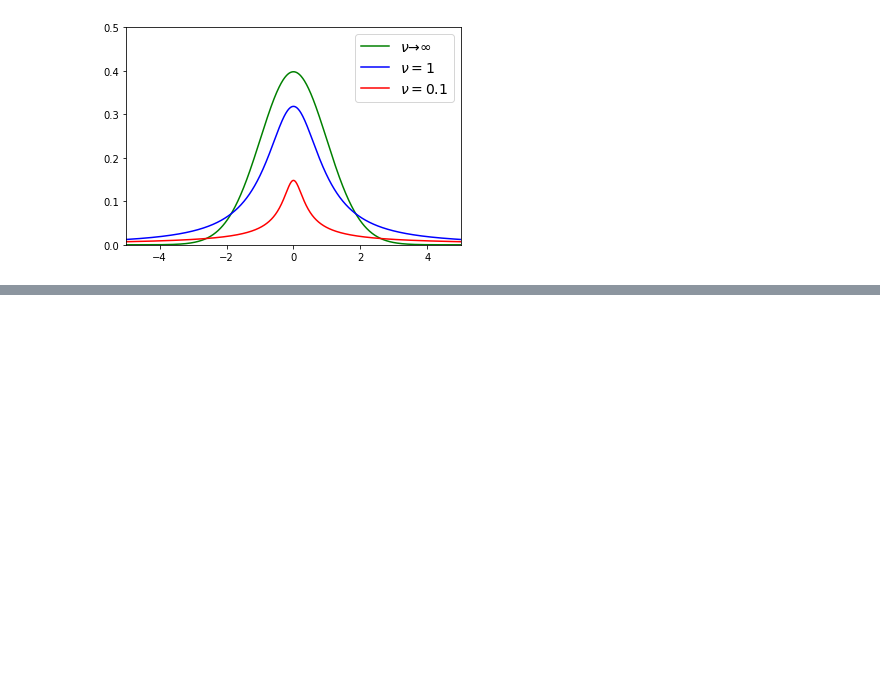
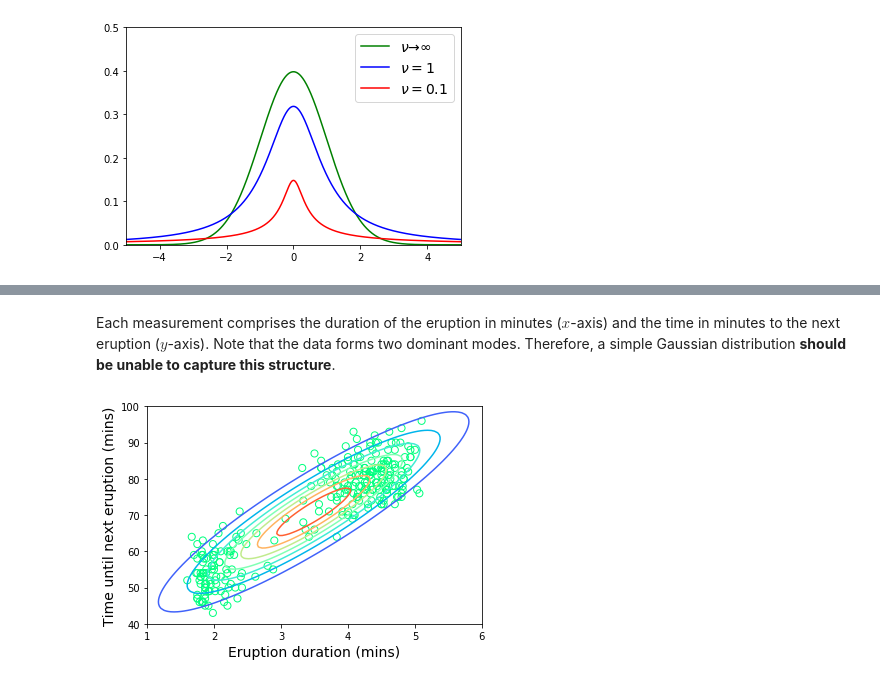
Before and after one commit to vagmcs/PRML, a Jupyter notebook: notebooks/ch2_probability_distributions.ipynb, the cells around one changed output, grey strips where cells are left out. Saved outputs shown, nothing was run; the diff lists cells and outputs as text; code cells hidden in the pictures; blank space fills up the shorter version.

```diff
--- a/notebooks/ch2_probability_distributions.ipynb
+++ b/notebooks/ch2_probability_distributions.ipynb
@@ -1176,0 +1177,17 @@ This is known as the ‘Old Faithful’ data set, and comprises 272 measurements
+# %% [markdown]
+Each measurement comprises the duration of the eruption in minutes ($x$-axis) and the time in minutes to the next eruption ($y$-axis). Note that the data forms two dominant modes. Therefore, a simple Gaussian distribution **should be unable to capture this structure**.
+# %%
+x, y = np.meshgrid(np.linspace(1, 6, 100), np.linspace(40, 100, 100))
+
+# Perform maximum likelihood over the dataset
+model = MultivariateGaussian(dim=2)
+model.ml(old_faithful)
+p = np.diag(model.pdf(np.array([x, y]).reshape(2, -1))).reshape(100, 100)
+
+plt.scatter(old_faithful[:,:1], old_faithful[:,1:2], color='springgreen', facecolors='none', s=50)
+plt.contour(x, y, p, cmap="rainbow")
+plt.xlim(1, 6); plt.ylim(40, 100)
+plt.xlabel('Eruption duration (mins)', fontsize=14); plt.ylabel('Time until next eruption (mins)', fontsize=14)
+plt.show()
+# %% [output]
+[figure, added]
```
Also changed, not shown: parts of 10 cells of this notebook.
